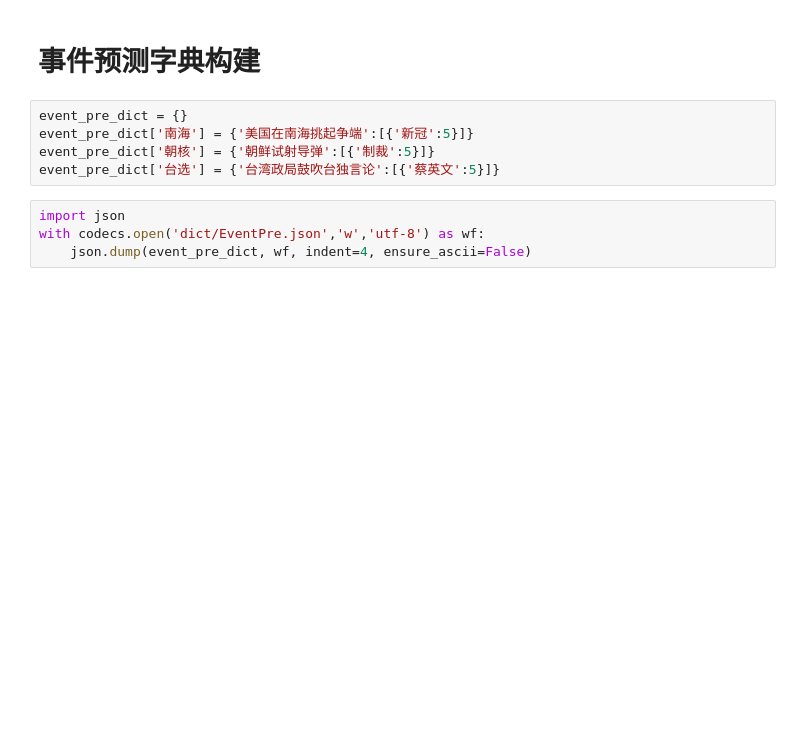
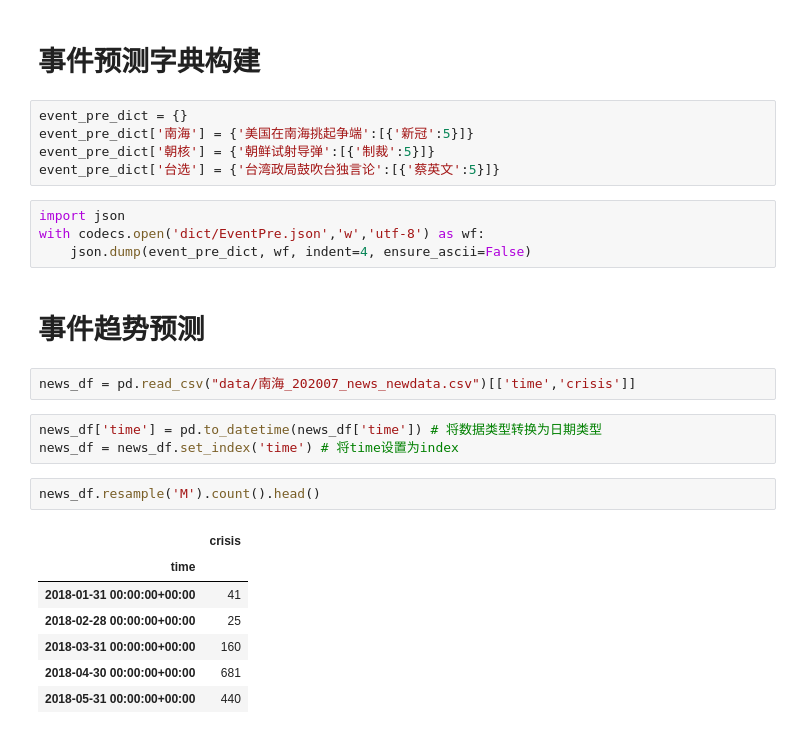
Before and after one commit to boy56/EventTopicAlgo, a Jupyter notebook: event_predict.ipynb, the cells around one changed output. Drawn from its saved outputs; the diff is of its cells as text; blank space fills up the shorter version.

Commit message:
update crisis calcu

```diff
--- a/event_predict.ipynb
+++ b/event_predict.ipynb
@@ -213,3 +213,20 @@ event_pre_dict['台选'] = {'台湾政局鼓吹台独言论':[{'蔡英文':5}]}
 import json
 with codecs.open('dict/EventPre.json','w','utf-8') as wf:
     json.dump(event_pre_dict, wf, indent=4, ensure_ascii=False)
+# %% [markdown]
+# 事件趋势预测
+# %%
+news_df = pd.read_csv("data/南海_202007_news_newdata.csv")[['time','crisis']]
+# %%
+news_df['time'] = pd.to_datetime(news_df['time']) # 将数据类型转换为日期类型
+news_df = news_df.set_index('time') # 将time设置为index
+# %%
+news_df.resample('M').count().head()
+# %% [output]
+|  | crisis |
+| time |  |
+| 2018-01-31 00:00:00+00:00 | 41 |
+| 2018-02-28 00:00:00+00:00 | 25 |
+| 2018-03-31 00:00:00+00:00 | 160 |
+| 2018-04-30 00:00:00+00:00 | 681 |
+| 2018-05-31 00:00:00+00:00 | 440 |
```
Also changed, not shown: parts of 7 cells of this notebook, 7 other files.
